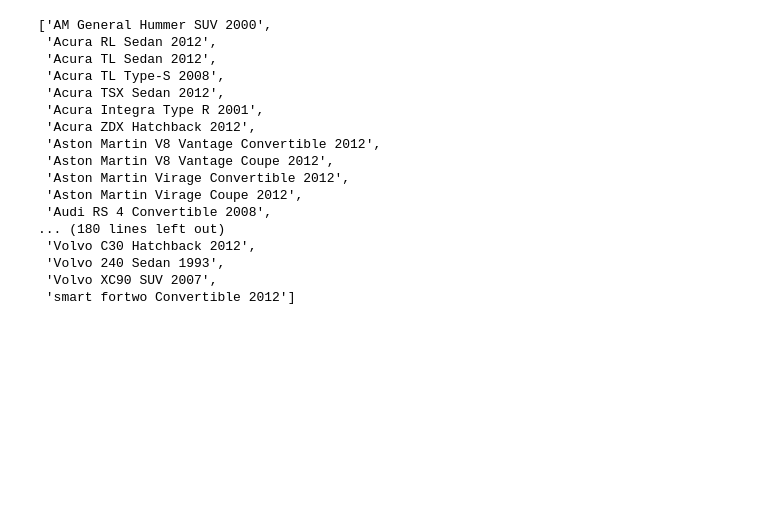
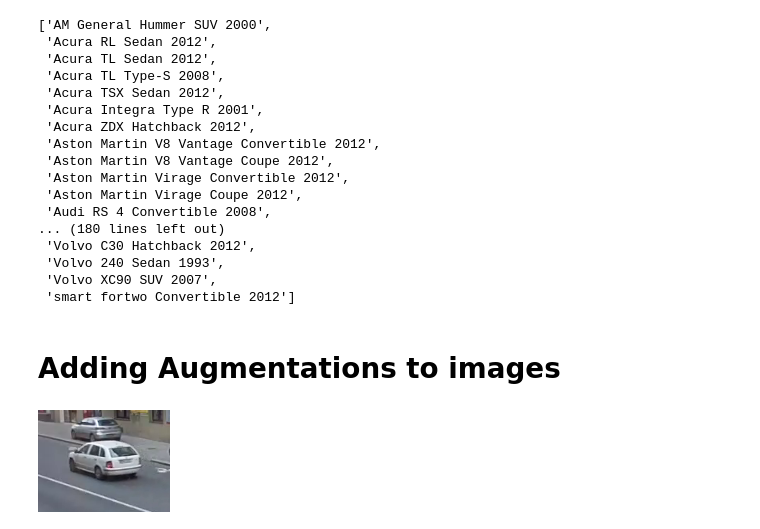
Before and after one commit to martinodonnell/LowResImageRecognision, a Jupyter notebook: jupyterFiles/BoxCarsHelperUtil.ipynb, the cells around one changed output. Cells and saved outputs as stored; diff of their text form; code cells hidden in the pictures; blank space fills up the shorter version.

Commit message:
testing adding converting images to plane from boxcars

```diff
--- a/jupyterFiles/BoxCarsHelperUtil.ipynb
+++ b/jupyterFiles/BoxCarsHelperUtil.ipynb
@@ -151,3 +153,5 @@ def load_annotations_v2(path, v2_info):
 
         ret[idx] = r
     return ret
+# %% [markdown]
+# Adding Augmentations to images
@@ -153,0 +222,12 @@ def load_annotations_v2(path, v2_info):
+# %%
+def get_vehicle_instance_data(vehicle_id, instance_id, original_image_coordinates=False):
+    """
+    original_image_coordinates: the 3DBB coordinates are in the original image space
+                                to convert them into cropped image space, it is necessary to subtract instance["3DBB_offset"]
+                                which is done if this parameter is False.
+    """
+    vehicle = dataset["samples"][vehicle_id]
+    instance = vehicle["instances"][instance_id]
+    bb3d = instance["3DBB"]
+
+    return vehicle, instance, bb3d
@@ -153,0 +237,21 @@ def load_annotations_v2(path, v2_info):
+# %%
+path = '/Users/martinodonnell/Documents/uni/fourth_year/4006/LowResImageRecognision/data/BoxCars/images/'
+# %%
+vehicle_id, instance_id,bb3d = get_vehicle_instance_data(0,0)
+# image = get_image(0,0)
+image = Image.open(path + instance_id['path'])
+#Convert from pil to cv
+image = np.array(image)
+
+# image = alter_HSV(image,1) # randomly alternate color
+# image = image_drop(image,1) # randomly remove part of the image
+# bb_noise = np.clip(np.random.randn(2) * 1.5, -5, 5) # generate random bounding box movement
+# flip = bool(random.getrandbits(1)) # random flip
+# image, bb3d = add_bb_noise_flip(image, bb3d, flip, bb_noise)
+
+# image = unpack_3DBB(image, bb3d)
+# image = (image.astype(np.float32) - 116)/128.
+
+# # Image.fromarray(image)
+# %% [output]
+[figure, added]
```
Also changed, not shown: parts of 3 cells of this notebook, 6 other files.
